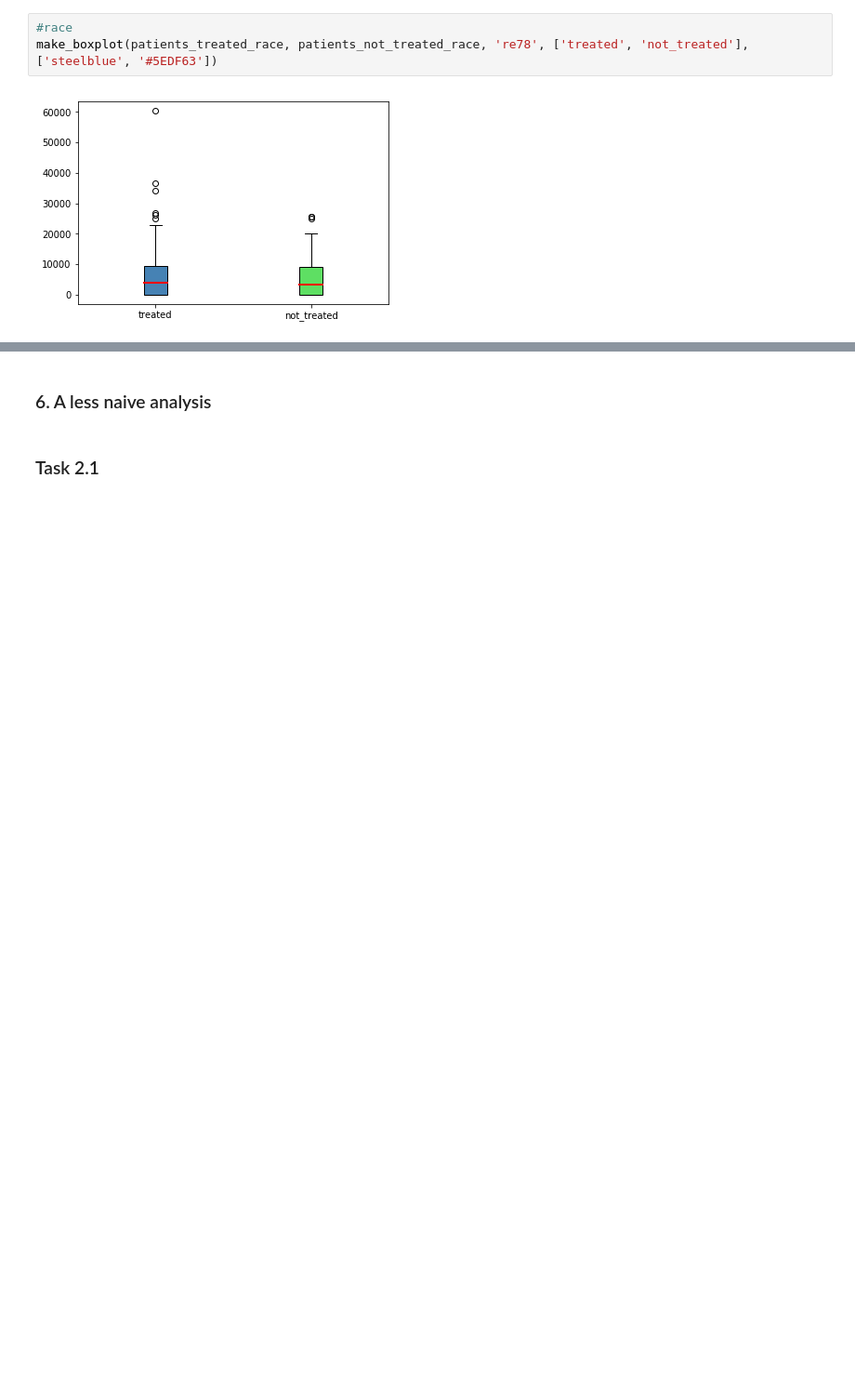
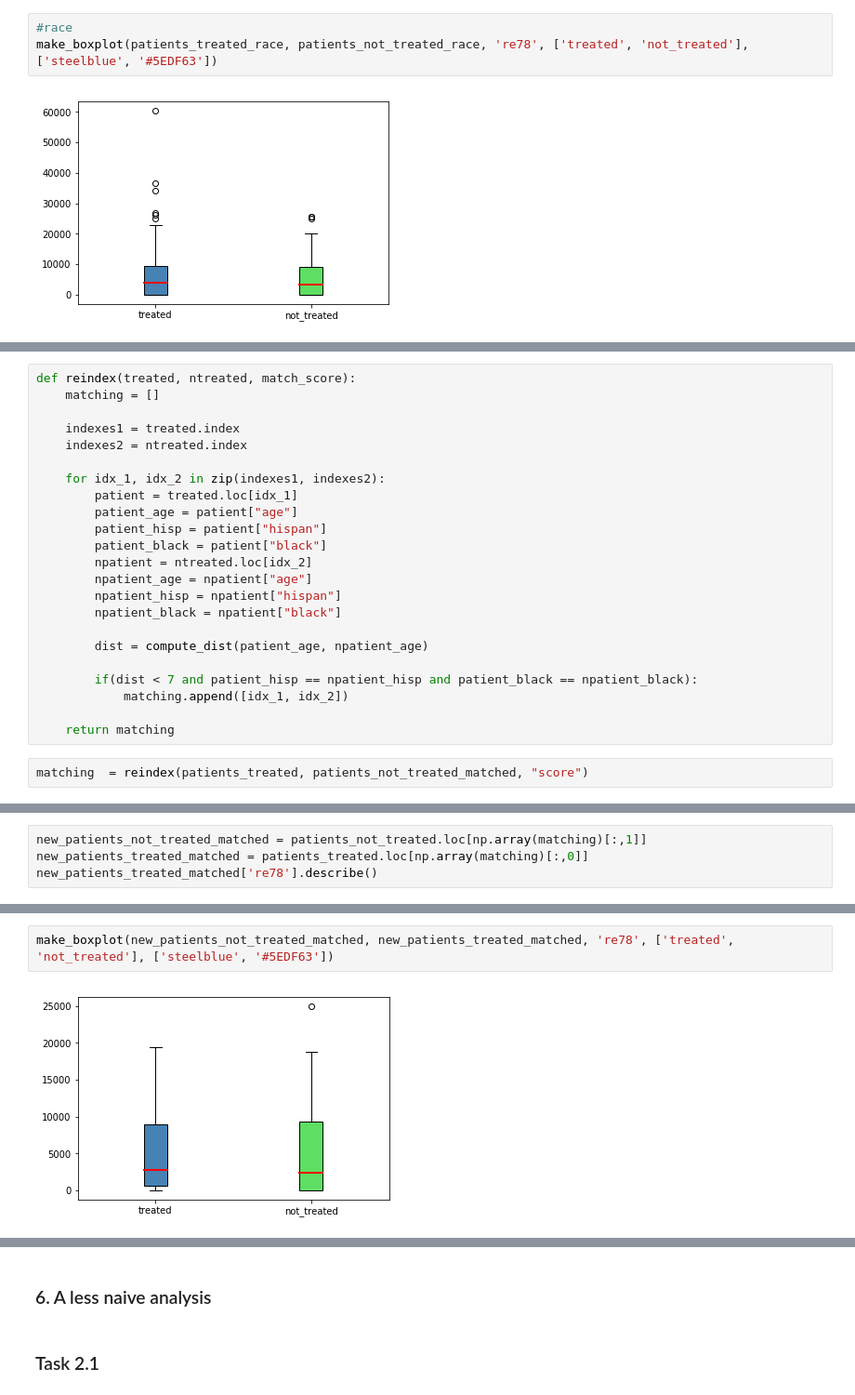
Before and after one commit to IsaacLeimgruber/ADA_labs_repo, a Jupyter notebook: 04 - Applied ML/HW04_Charles.ipynb, the cells around one changed output, grey strips where cells are left out. Shown at 93% size. Drawn from its saved outputs; the diff is of its cells as text; blank space fills up the shorter version.

```diff
--- a/04 - Applied ML/HW04_Charles.ipynb
+++ b/04 - Applied ML/HW04_Charles.ipynb
@@ -610,0 +637,25 @@ make_boxplot(patients_treated_race, patients_not_treated_race, 're78', ['treated
+# %%
+def reindex(treated, ntreated, match_score):
+    matching = []
+
+    indexes1 = treated.index
+    indexes2 = ntreated.index
+
+    for idx_1, idx_2 in zip(indexes1, indexes2):
+        patient = treated.loc[idx_1]
+        patient_age = patient["age"]
+        patient_hisp = patient["hispan"]
+        patient_black = patient["black"]
+        npatient = ntreated.loc[idx_2]
+        npatient_age = npatient["age"]
+        npatient_hisp = npatient["hispan"]
+        npatient_black = npatient["black"]
+
+        dist = compute_dist(patient_age, npatient_age)
+
+        if(dist < 7 and patient_hisp == npatient_hisp and patient_black == npatient_black):
+            matching.append([idx_1, idx_2])
+
+    return matching
+# %%
+matching  = reindex(patients_treated, patients_not_treated_matched, "score")
@@ -610,0 +666,4 @@ make_boxplot(patients_treated_race, patients_not_treated_race, 're78', ['treated
+# %%
+new_patients_not_treated_matched = patients_not_treated.loc[np.array(matching)[:,1]]
+new_patients_treated_matched = patients_treated.loc[np.array(matching)[:,0]]
+new_patients_treated_matched['re78'].describe()
@@ -610,0 +680,4 @@ make_boxplot(patients_treated_race, patients_not_treated_race, 're78', ['treated
+# %%
+make_boxplot(new_patients_not_treated_matched, new_patients_treated_matched, 're78', ['treated', 'not_treated'], ['steelblue', '#5EDF63'])
+# %% [output]
+[figure, added]
```
Also changed, not shown: parts of 21 cells of this notebook.
